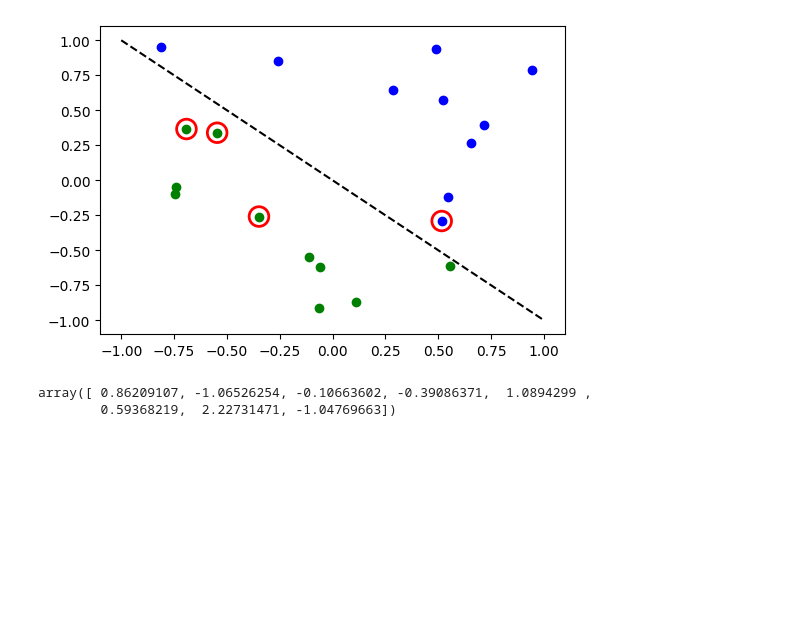
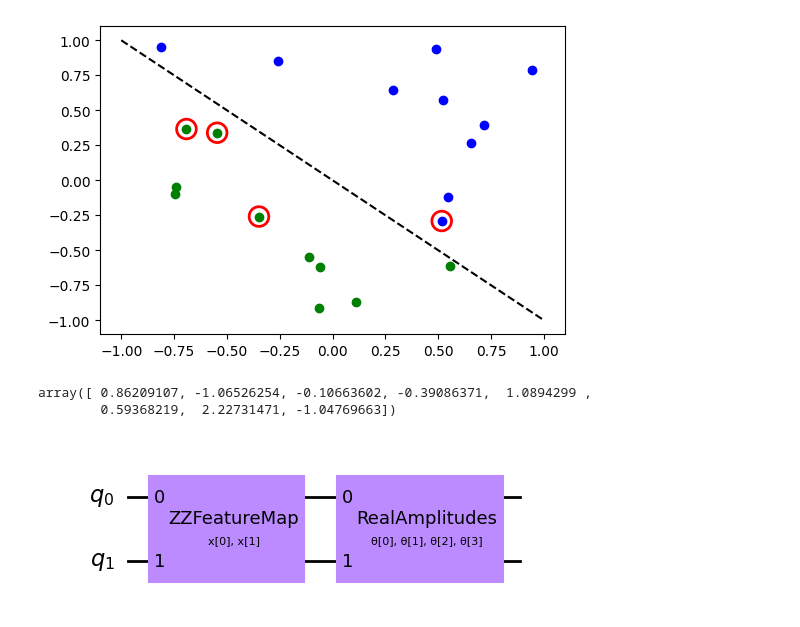
Before and after one commit to jaykishanstax/Quantum_AI_hackyeah, a Jupyter notebook: QC_ML_2.ipynb, the cells around one changed output. Drawn from its saved outputs; the diff is of its cells as text; code cells hidden in the pictures; blank space fills up the shorter version.

Commit message:
Classification with a SamplerQNN

```diff
--- a/QC_ML_2.ipynb
+++ b/QC_ML_2.ipynb
@@ -230,3 +230,10 @@ estimator_classifier.weights
 # %% [output]
 array([ 0.86209107, -1.06526254, -0.10663602, -0.39086371,  1.0894299 ,
         0.59368219,  2.22731471, -1.04769663])
+# %%
+# Classification with a SamplerQNN
+# construct a quantum circuit from the default ZZFeatureMap feature map and a customized RealAmplitudes ansatz
+qc = QNNCircuit(ansatz=RealAmplitudes(num_inputs, reps=1))
+qc.draw("mpl", style="clifford")
+# %% [output]
+[figure, added]
```
Also changed, not shown: parts of 6 cells of this notebook.
